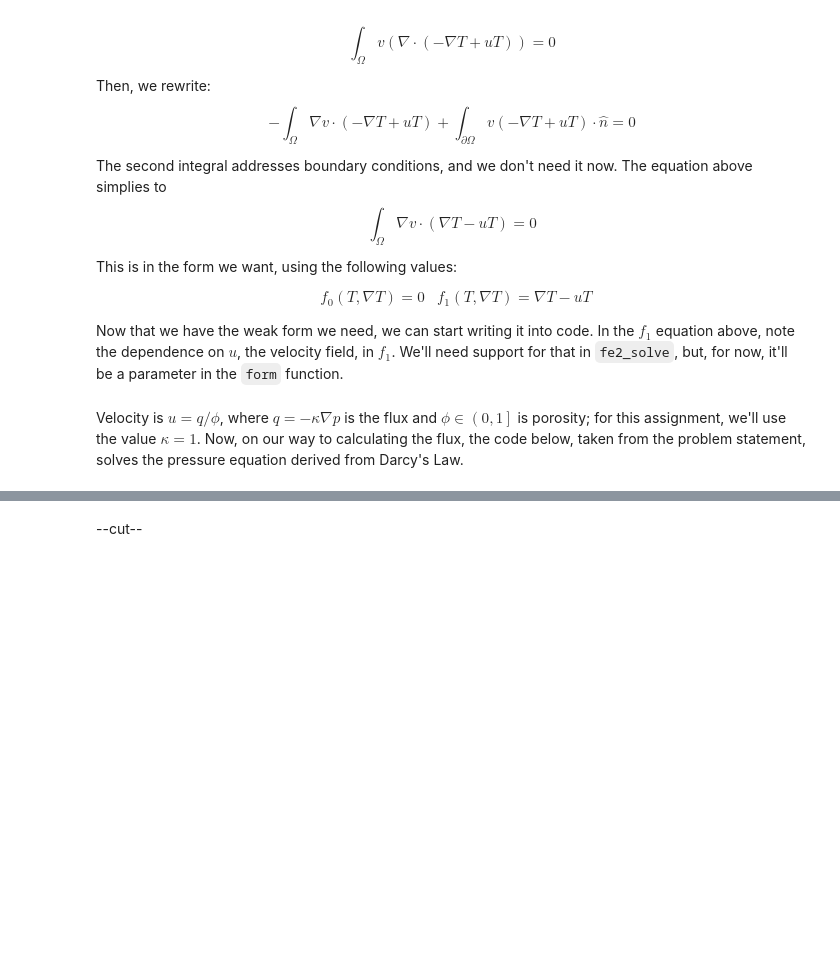
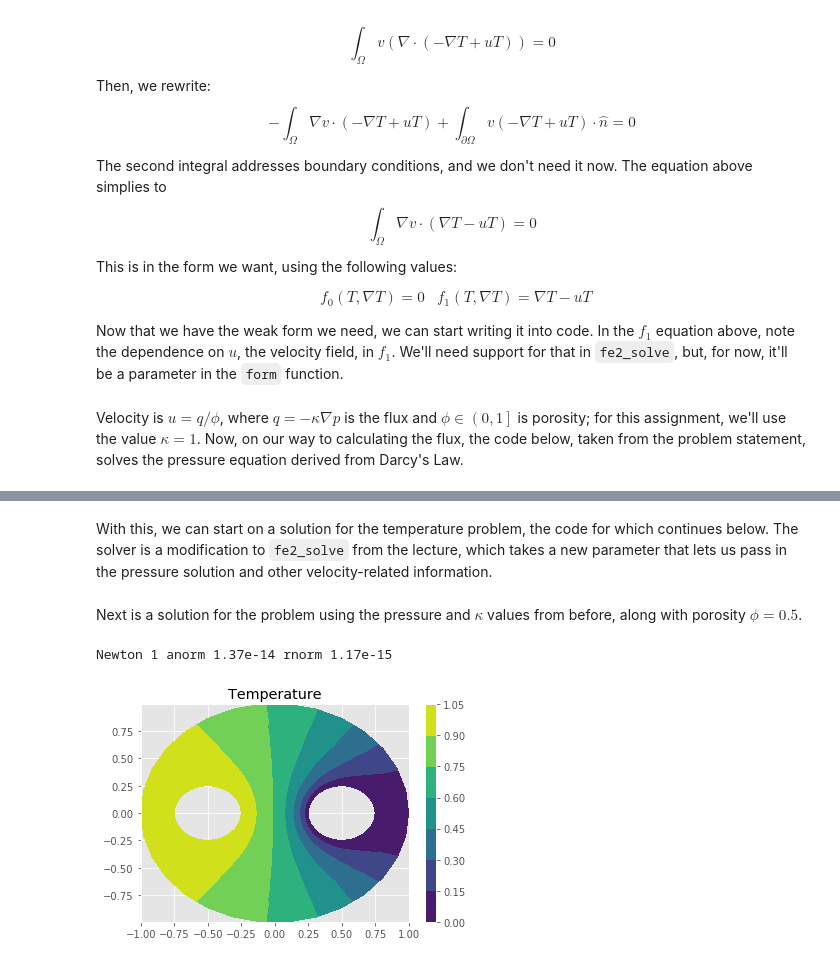
Before and after one commit to j-emmel/class, a Jupyter notebook: hw5/hw5.ipynb, the cells around one changed output, grey strips where cells are left out. Drawn from its saved outputs; the diff is of its cells as text; code cells hidden in the pictures; blank space fills up the shorter version.

```diff
--- a/hw5/hw5.ipynb
+++ b/hw5/hw5.ipynb
@@ -100,15 +117,25 @@ Newton 1 anorm 1.09e-14 rnorm 9.60e-16
 [figure]
-# %% [markdown]
---cut--
+# %% [markdown]
+With this, we can start on a solution for the temperature problem, the code for which continues below. The solver is a modification to `fe2_solve` from the lecture, which takes a new parameter that lets us pass in the pressure solution and other velocity-related information.
 # %%
-class temperature:
-    def __init__(self):
+class velocity_components:
+    '''
+    Provides the additional parameter (velocity evaluated at quadrature points)
+    required for solving the temperature equation with an FEM.
+
+    An instance of this class can be passed to fe2_solve_hw5 along with the
+    temperature form.
+    '''
+    def __init__(self, pressure, kappa = 1, phi = 0.5):
+        self.pressure = pressure
+        self.kappa = kappa
+        self.phi = phi
         return
-    def form(self, x, T, dT, u):
-        return (numpy.zeros_like(x), DT - u @ T), ((0, 0), (0, numpy.eye(2)[None,:,:] - u))
+    def evaluate(self, E, B, D, dXdxe):
+        Dxuq = numpy.einsum('ixX,iX->ix', dXdxe, D @ self.pressure[E])
+        return -1 * (self.kappa / self.phi) * Dxuq
 
-
-def fe2_solve_hw5(fe, mesh, form, dirichlet={}, spy=False):
+def fe2_solve_hw5(fe, mesh, form, other_params, dirichlet={}, spy=False):
     x, Erestrict = mesh.Erestrict(fe.p)
     Frestrict = mesh.Frestrict(fe.p)
     Ndof = len(x)
@@ -116,7 +143,6 @@ def fe2_solve_hw5(fe, mesh, form, dirichlet={}, spy=False):
     xq, W, dXdx = fe2_geom(fe, mesh)
     dirichletidx = []
     bcmask = numpy.zeros(Ndof, dtype=bool)
-
     for label, func in dirichlet.items():
         indices = Frestrict[mesh.boundary[label]].flatten()
         dirichletidx.append((label, indices, func))
@@ -134,8 +160,9 @@ def fe2_solve_hw5(fe, mesh, form, dirichlet={}, spy=False):
         for e, E in enumerate(Erestrict):
             uE = ubc[E]
             uq = B @ uE
+            add_params = other_params.evaluate(E, B, D, dXdx[e])
             Dxuq = numpy.einsum('ixX,iX->ix', dXdx[e], D @ uE)
-            f, _ = form(xq[e], uq, Dxuq)
+            f, _ = form(xq[e], uq, Dxuq, add_params)
             vE = B.T @ (W[e] * f[0]) + numpy.einsum('iXp,ixX,ix->p',
                                                     D, dXdx[e], W[e,:,None] * f[1])
             vE[bcmask[E]] = 0
@@ -149,11 +176,12 @@ def fe2_solve_hw5(fe, mesh, form, dirichlet={}, spy=False):
         aa = []
         for e, E in enumerate(Erestrict):
             uE = ubc[E]
+            add_params = other_params.evaluate(E, B, D, dXdx[e])
             Dx = numpy.einsum('ixX,iXp->ixp', dXdx[e], D)
-            _, df = form(xq[e], B @ uE, Dx @ uE)
-            Ae = (numpy.einsum('qi,q,qj->ij', B, W[e] * df[0][0], B)
-                  + numpy.einsum('qi,qy,qyj->ij', B, W[e,:,None] * df[0][1], Dx)
-                  + numpy.einsum('qxi,qx,qj->ij', Dx, W[e,:,None] * df[1][0], B)
+            _, df = form(xq[e], B @ uE, Dx @ uE, add_params)
+            Ae = (numpy.einsum('qi,q,qj->ij', B, W[e] * df[0][0], B) +
+                  + numpy.einsum('qi,qy,qyj->ij', B, W[e,:,None] * df[0][1], Dx) +
+                  + numpy.einsum('qxi,qx,qj->ij', Dx, W[e,:,None] * df[1][0], B) +
                   + numpy.einsum('qxi,qxy,qyj->ij', Dx, W[e,:,None,None] * df[1][1], Dx))
             Ae[bcmask[E],:] = 0
             Ae[:,bcmask[E]] = 0
@@ -172,3 +200,15 @@ def fe2_solve_hw5(fe, mesh, form, dirichlet={}, spy=False):
     u0 = numpy.zeros(Ndof) # initial guess
     u, nit = fsolve_newton(residual, jacobian, u0, verbose=True)
     return x, u
+# %% [markdown]
+Next is a solution for the problem using the pressure and $\kappa$ values from before, along with porosity $\phi=0.5$.
+# %%
+temp_prob = temperature()
+vel_pieces = velocity_components(pressure, kappa=kappa, phi=0.5)
+x_temp, temp_soln = fe2_solve_hw5(fe, mesh, temp_prob.form, vel_pieces, dict(left=lambda x:0*x[:,0]+1, right=lambda x:0*x[:,0]))
+pyplot.tricontourf(x_temp[:,0], x_temp[:,1], temp_soln, triangles=mesh.tri2())
+pyplot.title('Temperature')
+pyplot.colorbar();
+# %% [output]
+Newton 1 anorm 1.37e-14 rnorm 1.17e-15
+[figure, added]
```
Also changed, not shown: parts of 3 cells of this notebook.
